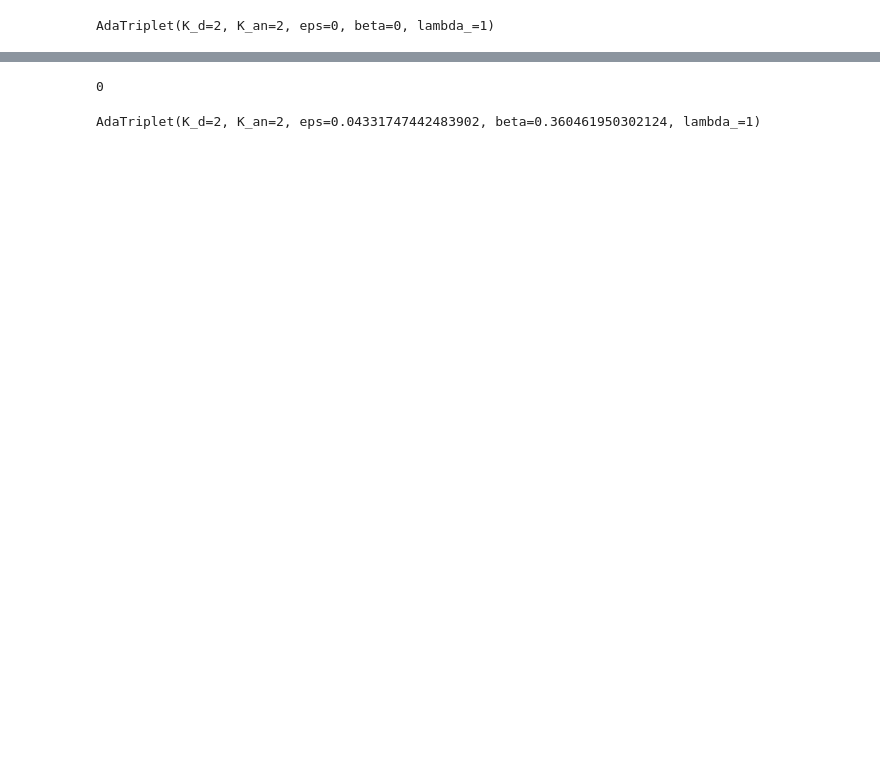
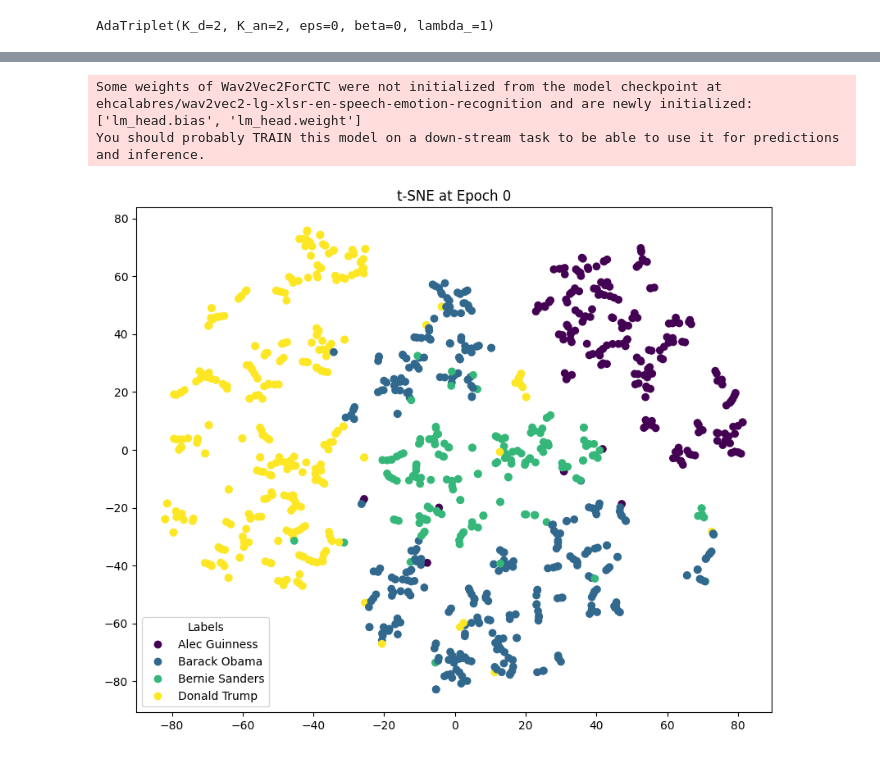
Before and after one commit to niconymanda/DADA, a Jupyter notebook: src/SpeechCLR/sanity_checks.ipynb, the cells around one changed output, grey strips where cells are left out. Drawn from its saved outputs; the diff is of its cells as text; code cells hidden in the pictures; blank space fills up the shorter version.

```diff
--- a/src/SpeechCLR/sanity_checks.ipynb
+++ b/src/SpeechCLR/sanity_checks.ipynb
@@ -125,8 +227,23 @@ for _ in tqdm(range(len(train_loader))[:5]):
-# %%
-print(n)
-# %% [output]
-0
-# %%
-print(criterion)
-# %% [output]
-AdaTriplet(K_d=2, K_an=2, eps=0.04331747442483902, beta=0.360461950302124, lambda_=1)
+# %%
+model = SpeechEmbedder().to(device)
+criterion = AdaTriplet(K_d=2, K_an=2, eps=0, beta=0, lambda_=1)
+optimizer = torch.optim.Adam(model.parameters(), lr=1e-5)
+
+visualise_clusters(0)
+for e in range(3):
+    for _ in tqdm(range(len(train_loader))):
+        batch = next(iter(train_loader))
+
+        optimizer.zero_grad()
+        model.train()
+        output = model(batch)
+        loss = criterion(output["anchor"], output["positive"], output["negative"])
+        loss.backward()
+        optimizer.step()
+    print(f"Epoch {e+1} Loss: {loss.item()}")
+    print(criterion)
+    visualise_clusters(e+1, split='val')
+# %% [output]
+Some weights of Wav2Vec2ForCTC were not initialized from the model checkpoint at ehcalabres/wav2vec2-lg-xlsr-en-speech-emotion-recognition and are newly initialized: ['lm_head.bias', 'lm_head.weight']
+You should probably TRAIN this model on a down-stream task to be able to use it for predictions and inference.
+[figure, added]
```
Also changed, not shown: parts of 10 cells of this notebook, 6 other files.
